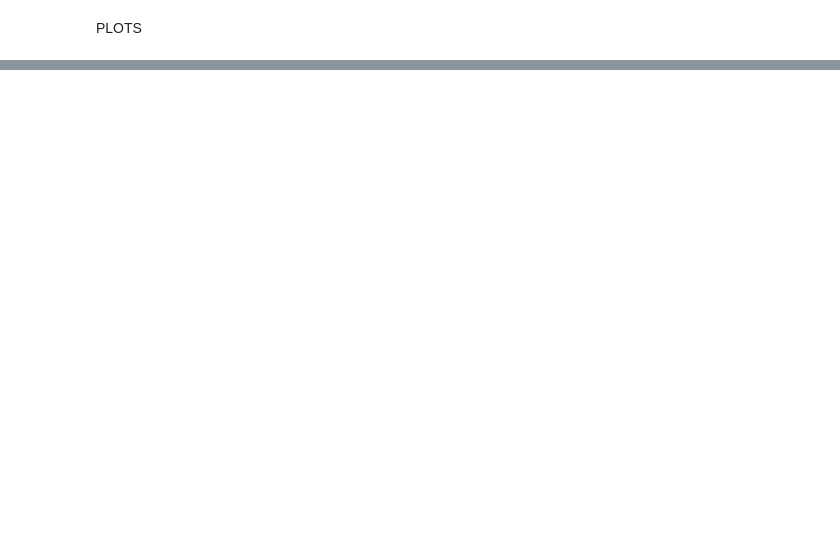
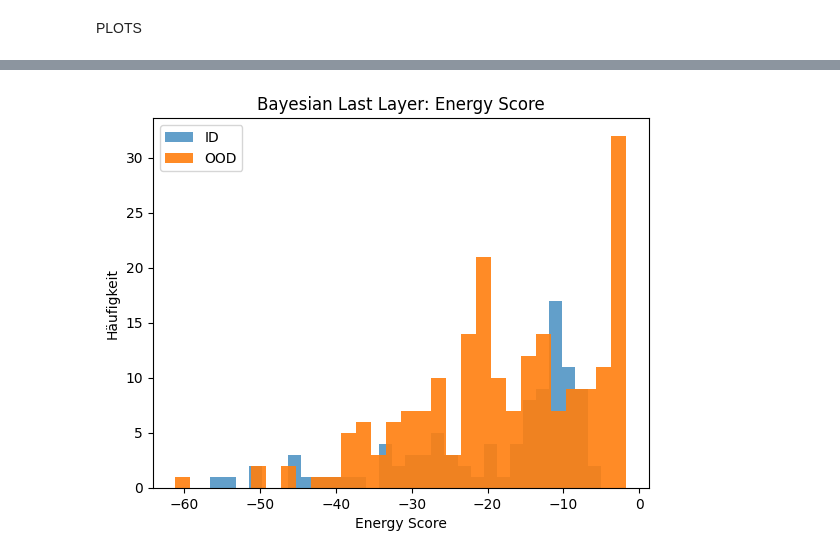
Before and after one commit to Kingmopser/ProbabilisticML, a Jupyter notebook: src/RealData.ipynb, the cells around one changed output, grey strips where cells are left out. Cells and saved outputs as stored; diff of their text form; code cells hidden in the pictures; blank space fills up the shorter version.

```diff
--- a/src/RealData.ipynb
+++ b/src/RealData.ipynb
@@ -176,0 +250,12 @@ Epoch: 140 | Loss: 0.10393
+# %%
+# Hypeparameter
+for logvals in [-6.0, -5.0, -4.0,-3.0,-2.0,-1.5,-0.5]:
+    for prior_sigma in [0.1, 0.5, 1.0,1.5,2.0]:
+        lastLayer = BayesianLastLayer(in_features=4,out_features=len(df["CLASS"].unique()),logvals=logvals,prior_sigma=prior_sigma).to(device)
+        TrainLastLayerCL(base,lastLayer,trainLoader,class_weights=class_weights.to(device),epochs=100)
+        mean_prob, entropy,exp_entr ,mi = PredLastLayerCl(base,lastLayer,tenX_OOD, nSamples=200)
+        print(f"Prior Sigma: {prior_sigma}, Logvals: {logvals}")
+        print("wLogVar:", lastLayer.wLogVar.data.mean().item())
+        print("bLogVar:", lastLayer.bLogVar.data.mean().item())
+        print("Varianz:", torch.exp(lastLayer.wLogVar.data.mean()).item())
+        print(f"entropy ID:{entropy[~is_ood].mean()},entropy OOD:{entropy[is_ood].mean()}")
@@ -227 +355,11 @@ plt.show()
+# %%
+plt.hist(energy_ID, bins=30, alpha=0.7, label='ID')
+plt.hist(energy_OOD, bins=30, alpha=0.9, label='OOD')
+plt.title('Bayesian Last Layer: Energy Score')
+plt.xlabel('Energy Score')
+plt.ylabel('Häufigkeit')
+plt.legend()
+plt.show()
+# %% [output]
+[figure, added]
 # %%
```
Also changed, not shown: parts of 18 cells of this notebook, 1 other file.
